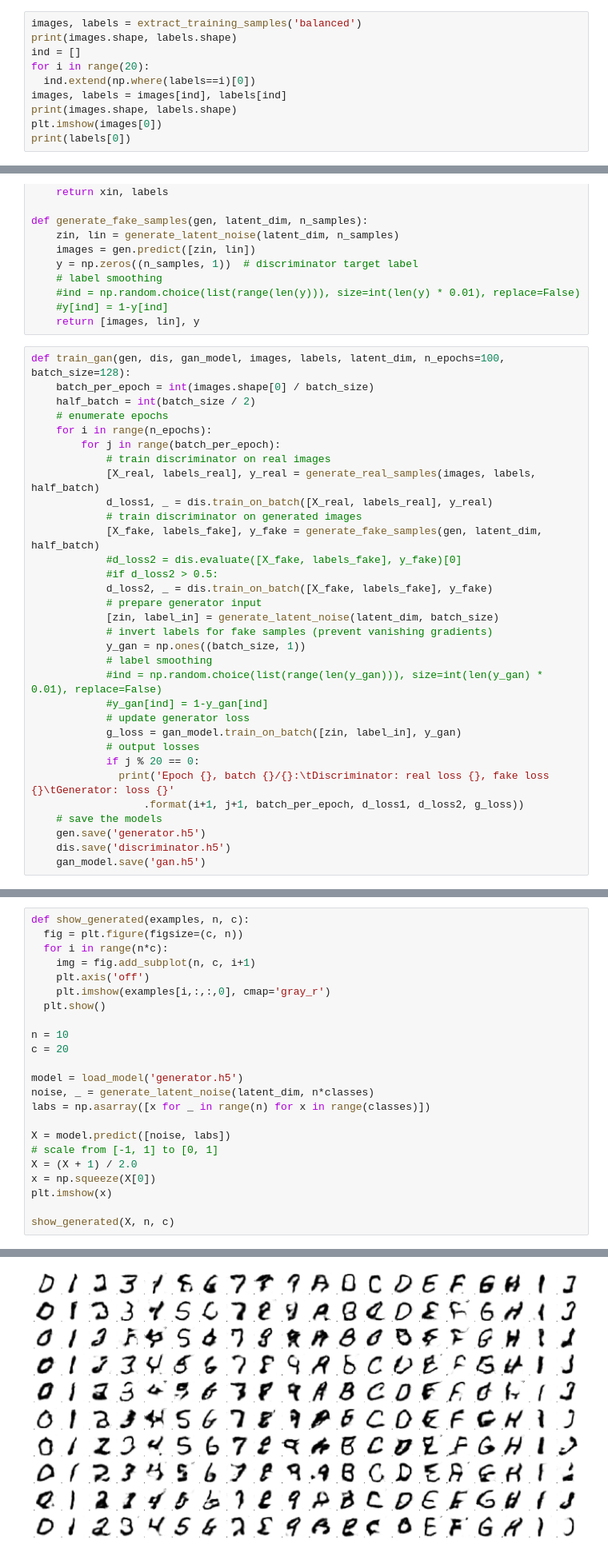
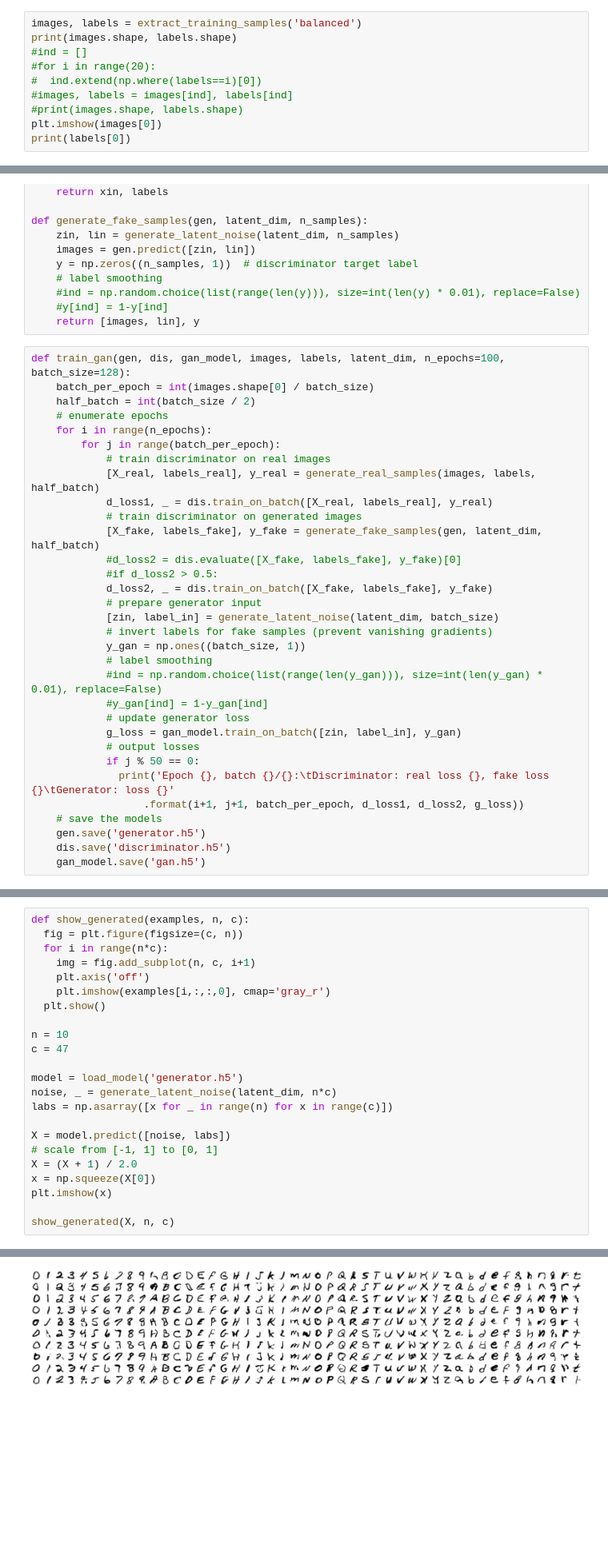
Before and after one commit to Amogh13246831/Handwriting-GAN, a Jupyter notebook: Letter LSGAN.ipynb, the cells around one changed output, grey strips where cells are left out. Shown at 80% size. Saved outputs shown, nothing was run; the diff lists cells and outputs as text; blank space fills up the shorter version.

```diff
--- a/Letter LSGAN.ipynb
+++ b/Letter LSGAN.ipynb
@@ -37,11 +37,11 @@ list_datasets()
 # %%
 images, labels = extract_training_samples('balanced')
 print(images.shape, labels.shape)
-ind = []
-for i in range(20):
-  ind.extend(np.where(labels==i)[0])
-images, labels = images[ind], labels[ind]
-print(images.shape, labels.shape)
+#ind = []
+#for i in range(20):
+#  ind.extend(np.where(labels==i)[0])
+#images, labels = images[ind], labels[ind]
+#print(images.shape, labels.shape)
 plt.imshow(images[0])
 print(labels[0])
 # %% [output]
@@ -170,7 +169,7 @@ def train_gan(gen, dis, gan_model, images, labels, latent_dim, n_epochs=100, bat
             # update generator loss
             g_loss = gan_model.train_on_batch([zin, label_in], y_gan)
             # output losses
-            if j % 20 == 0:
+            if j % 50 == 0:
               print('Epoch {}, batch {}/{}:\tDiscriminator: real loss {}, fake loss {}\tGenerator: loss {}'
                   .format(i+1, j+1, batch_per_epoch, d_loss1, d_loss2, g_loss))
     # save the models
@@ -238,11 +237,11 @@ def show_generated(examples, n, c):
   plt.show()
 
 n = 10
-c = 20
+c = 47
 
 model = load_model('generator.h5')
-noise, _ = generate_latent_noise(latent_dim, n*classes)
-labs = np.asarray([x for _ in range(n) for x in range(classes)])
+noise, _ = generate_latent_noise(latent_dim, n*c)
+labs = np.asarray([x for _ in range(n) for x in range(c)])
 
 X = model.predict([noise, labs])
 # scale from [-1, 1] to [0, 1]
@@ -257 +256 @@ WARNING:tensorflow:No training configuration found in the save file, so the mode
-[figure, old version]
+[figure, new version]
```
Also changed, not shown: parts of 6 cells of this notebook.
